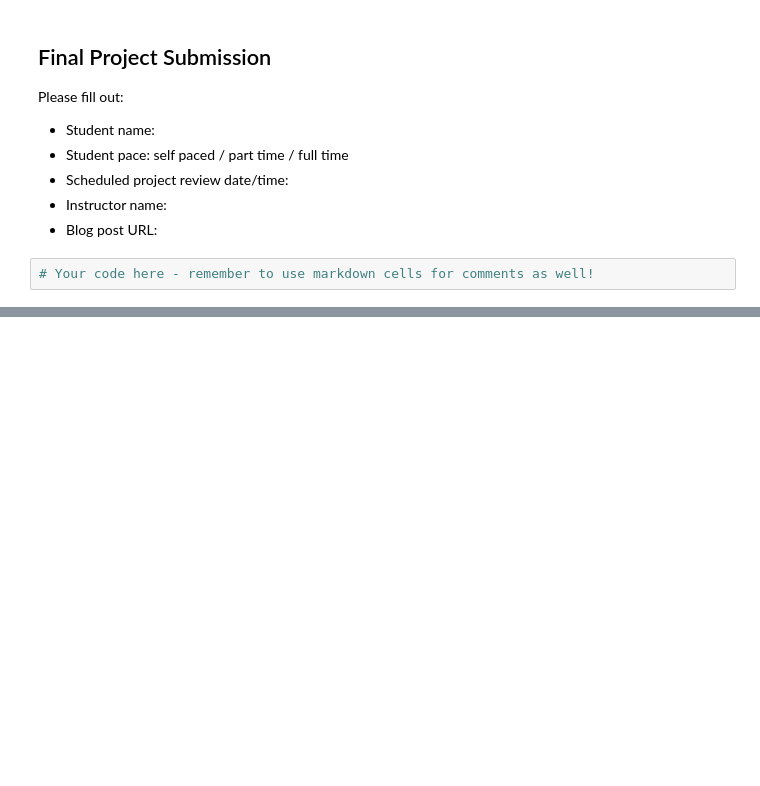
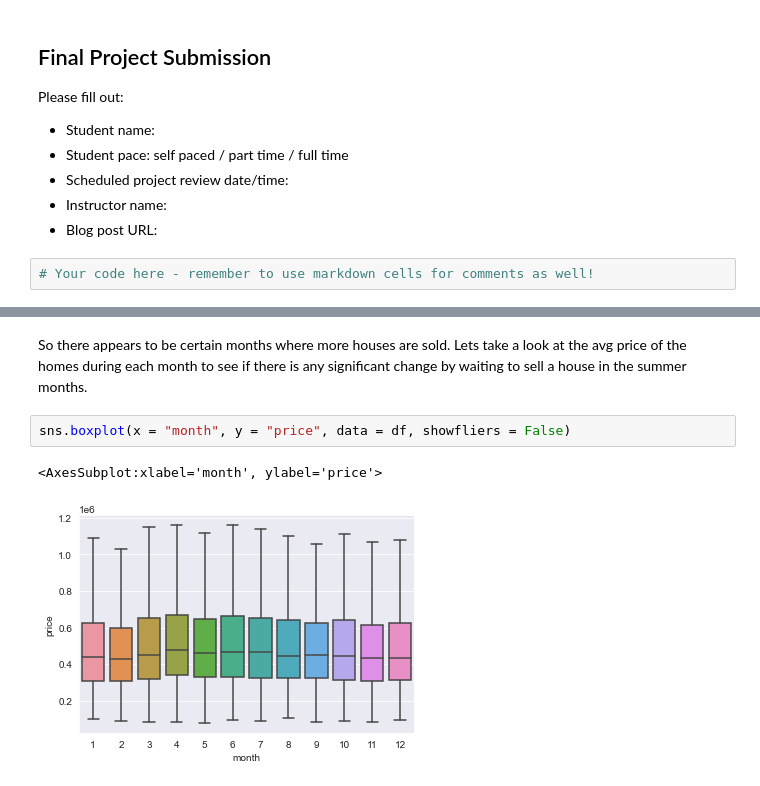
Before and after one commit to Milenaafeworki/house_sale_model, a Jupyter notebook: notebook.ipynb, the cells around one changed output, grey strips where cells are left out. Drawn from its saved outputs; the diff is of its cells as text; blank space fills up the shorter version.

```diff
--- a/notebook.ipynb
+++ b/notebook.ipynb
@@ -33,0 +139,8 @@ df.head()
+# %% [markdown]
+
+So there appears to be certain months where more houses are sold. Lets take a look at the avg price of the homes during each month to see if there is any significant change by waiting to sell a house in the summer months.
+# %%
+sns.boxplot(x = "month", y = "price", data = df, showfliers = False)
+# %% [output]
+<AxesSubplot:xlabel='month', ylabel='price'>
+[figure, added]
```
Also changed, not shown: parts of 75 cells of this notebook.
